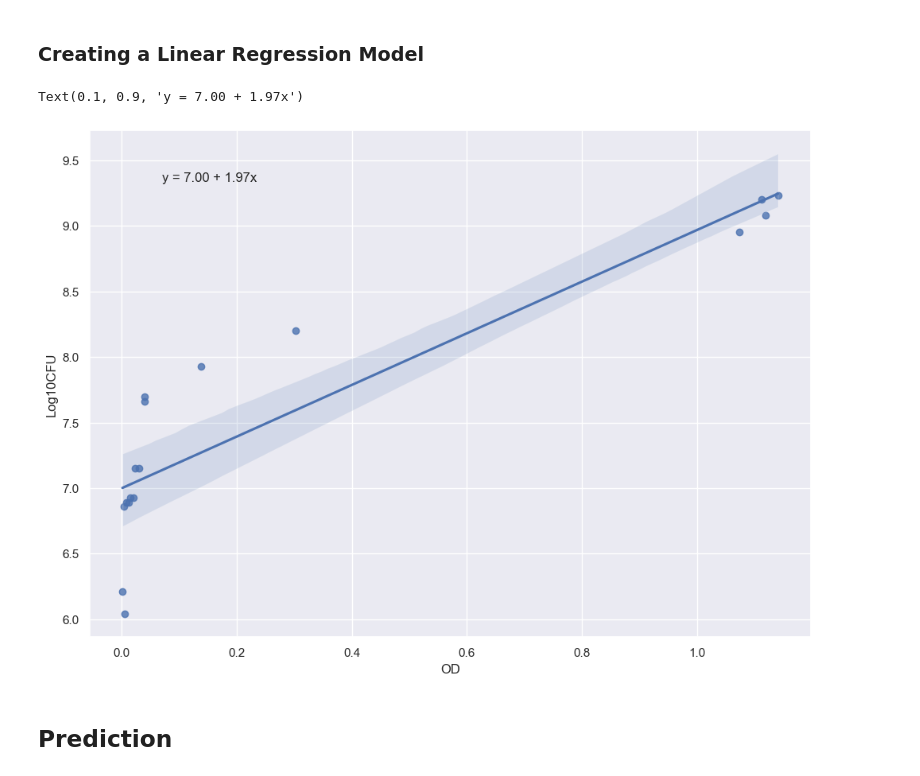
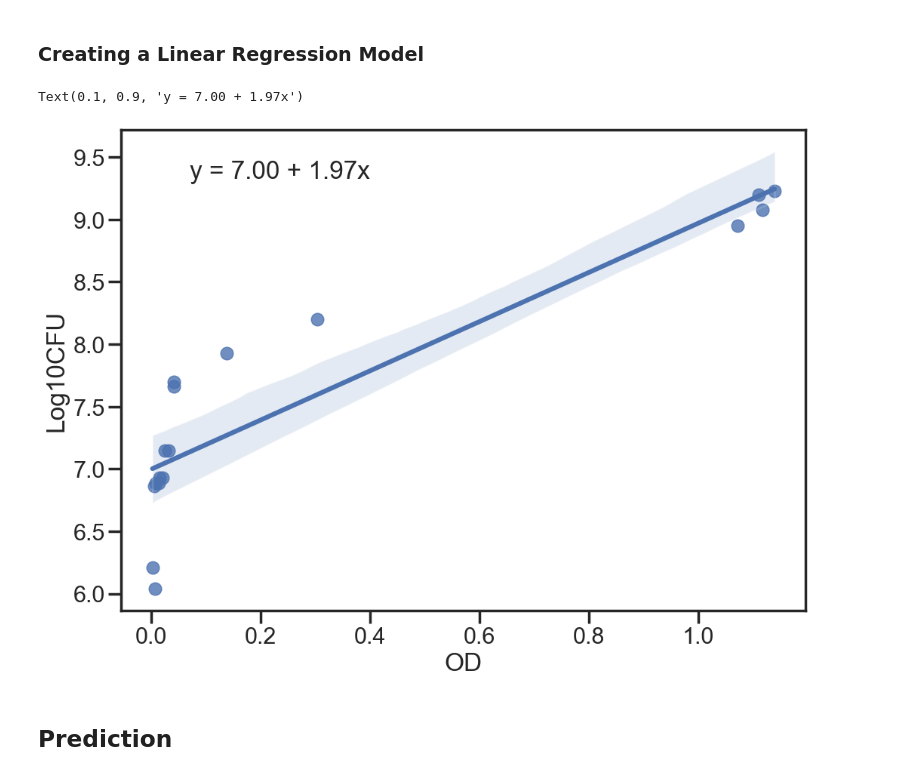
Before and after one commit to sulovek/BacteriaCFU-mLprediction, a Jupyter notebook: linearregression.ipynb, the cells around one changed output. Saved outputs shown, nothing was run; the diff lists cells and outputs as text; code cells hidden in the pictures.

Commit message:
added image

```diff
--- a/linearregression.ipynb
+++ b/linearregression.ipynb
@@ -29,13 +29,15 @@ y_range = model.predict(x_range.reshape(-1, 1)) # predict Y values for X range
 # %%
 model = LinearRegression().fit(X,Y)
 # %%
+sns.set_context("poster")
+sns.set_style("ticks")
 p = sns.regplot(x = "OD", y = "Log10CFU", data = data)
 
 slope, intercept, r_value, p_value, std_err = scipy.stats.linregress(x=p.get_lines()[0].get_xdata(), y=p.get_lines()[0].get_ydata())
 plt.text(x=0.1, y=0.9, s=f"y = {intercept:.2f} + {slope:.2f}x", transform=p.transAxes)
 # %% [output]
 Text(0.1, 0.9, 'y = 7.00 + 1.97x')
-[figure, old version]
+[figure, new version]
 # %% [markdown]
 ## Prediction
 # %%
```
Also changed, not shown: 1 other file.
